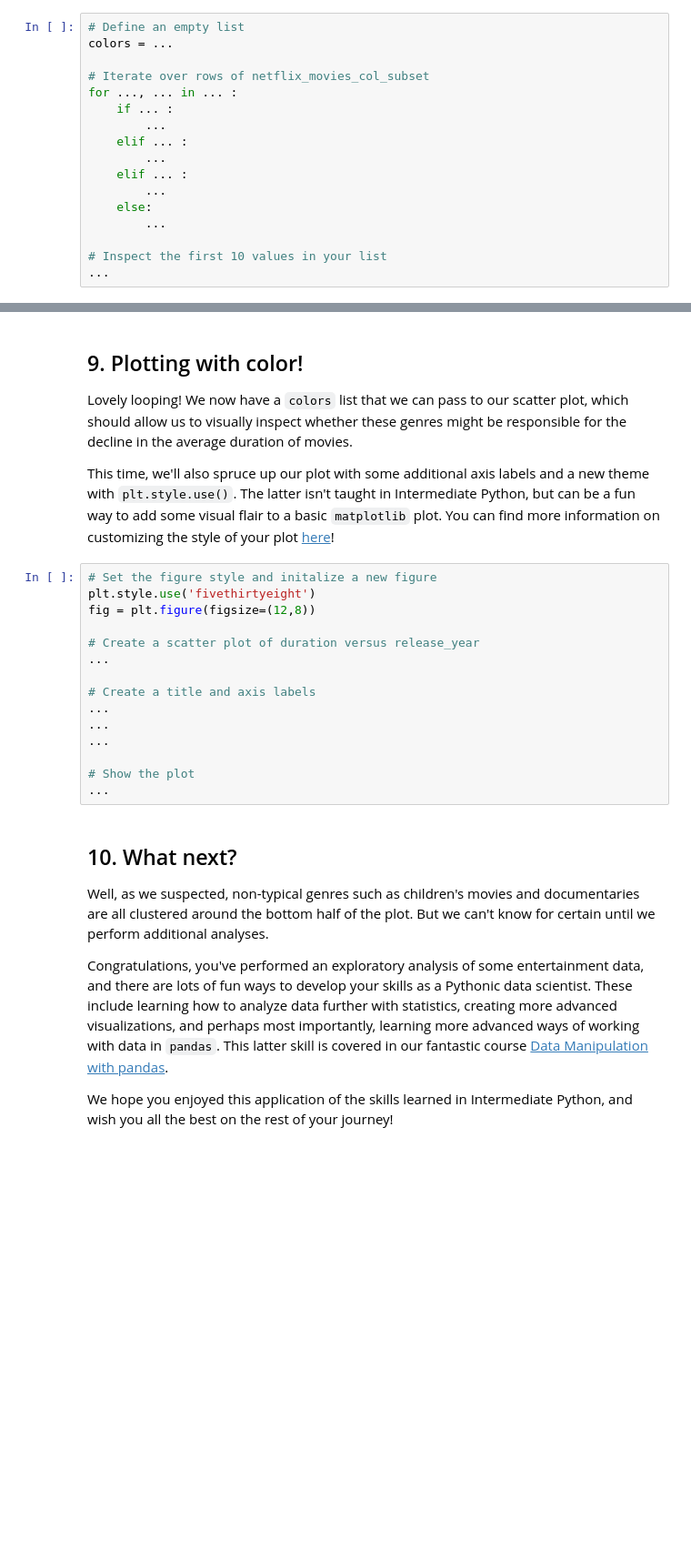
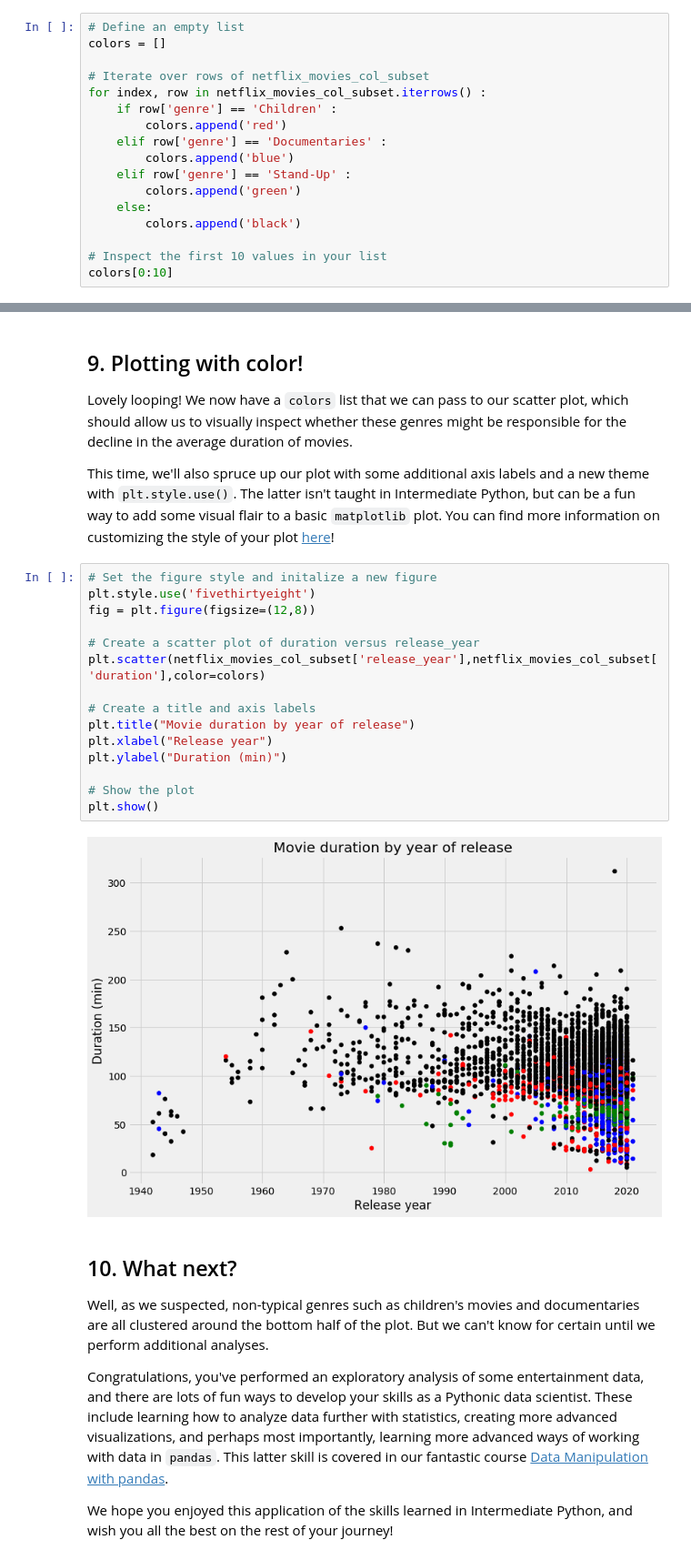
Before and after one commit to mohammadeunus/DataScience, a Jupyter notebook: datacamp.com/3.Investigating Netflix Movies and Guest Stars in The Office/notebook.ipynb, the cells around one changed output, grey strips where cells are left out. Shown: that part at 91% size. Saved outputs shown, nothing was run; the diff lists cells and outputs as text; blank space fills up the shorter version.

```diff
--- a/datacamp.com/3.Investigating Netflix Movies and Guest Stars in The Office/notebook.ipynb
+++ b/datacamp.com/3.Investigating Netflix Movies and Guest Stars in The Office/notebook.ipynb
@@ -112,18 +166,18 @@ short_movies = ...
 <p><em>Note: Although we are using the basic colors of red, blue, green, and black, <code>matplotlib</code> has many named colors you can use when creating plots. For more information, you can refer to the documentation <a href="https://matplotlib.org/stable/gallery/color/named_colors.html">here</a>!</em></p>
 # %%
 # Define an empty list
-colors = ...
+colors = []
 
 # Iterate over rows of netflix_movies_col_subset
-for ..., ... in ... :
-    if ... :
-        ...
-    elif ... :
-        ...
-    elif ... :
-        ...
+for index, row in netflix_movies_col_subset.iterrows() :
+    if row['genre'] == 'Children' :
+        colors.append('red')
+    elif row['genre'] == 'Documentaries' :
+        colors.append('blue')
+    elif row['genre'] == 'Stand-Up' :
+        colors.append('green')
     else:
-        ...
+        colors.append('black')
 
 # Inspect the first 10 values in your list
-...
+colors[0:10]
@@ -134,18 +199,20 @@ for ..., ... in ... :
 # %%
 # Set the figure style and initalize a new figure
 plt.style.use('fivethirtyeight')
 fig = plt.figure(figsize=(12,8))
 
 # Create a scatter plot of duration versus release_year
-...
+plt.scatter(netflix_movies_col_subset['release_year'],netflix_movies_col_subset['duration'],color=colors)
 
 # Create a title and axis labels
-...
-...
-...
+plt.title("Movie duration by year of release")
+plt.xlabel("Release year")
+plt.ylabel("Duration (min)")
 
 # Show the plot
-...
+plt.show()
+# %% [output]
+[figure, added]
 # %% [markdown]
 ## 10. What next?
 <p>Well, as we suspected, non-typical genres such as children's movies and documentaries are all clustered around the bottom half of the plot. But we can't know for certain until we perform additional analyses. </p>
```
Also changed, not shown: parts of 9 cells of this notebook.
